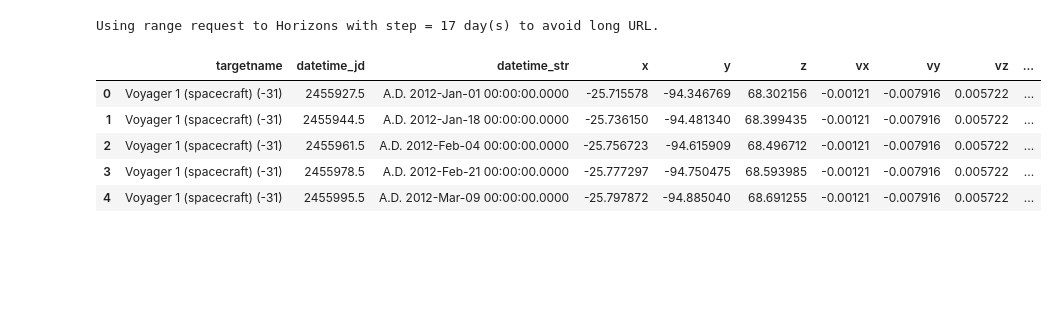
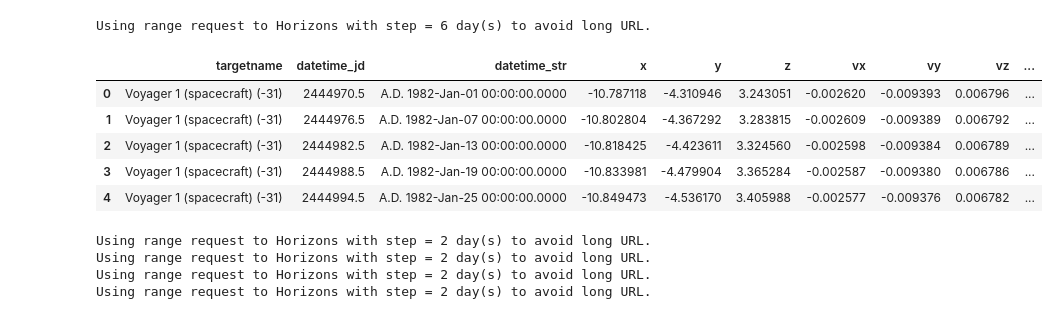
Before and after one commit to TheoVereka/VisualizeAstroStuffs, a Jupyter notebook: plot_horizons_plotly.ipynb, the cells around one changed output. Saved outputs shown, nothing was run; the diff lists cells and outputs as text; code cells hidden in the pictures; blank space fills up the shorter version.

```diff
--- a/plot_horizons_plotly.ipynb
+++ b/plot_horizons_plotly.ipynb
@@ -84,17 +84,17 @@ def fetch_vectors_horizons(name, start_iso, stop_iso, n_points=200, prefer_range
             df_all = df_all.drop_duplicates(subset=['datetime_jd'])
         return df_all
 # %%
-df_v1 = fetch_vectors_horizons('Voyager 1', '2012-01-01', '2025-12-01', 300)
+df_v1 = fetch_vectors_horizons('Voyager 1', '1982-01-01', '2027-12-01', 3000)
 # inspect
 df_v1.head()
 # %% [output]
-Using range request to Horizons with step = 17 day(s) to avoid long URL.
+Using range request to Horizons with step = 6 day(s) to avoid long URL.
 |  | targetname | datetime_jd | datetime_str | x | y | z | vx | vy | vz | ... |
-| 0 | Voyager 1 (spacecraft) (-31) | 2455927.5 | A.D. 2012-Jan-01 00:00:00.0000 | -25.715578 | -94.346769 | 68.302156 | -0.00121 | -0.007916 | 0.005722 | ... |
-| 1 | Voyager 1 (spacecraft) (-31) | 2455944.5 | A.D. 2012-Jan-18 00:00:00.0000 | -25.736150 | -94.481340 | 68.399435 | -0.00121 | -0.007916 | 0.005722 | ... |
-| 2 | Voyager 1 (spacecraft) (-31) | 2455961.5 | A.D. 2012-Feb-04 00:00:00.0000 | -25.756723 | -94.615909 | 68.496712 | -0.00121 | -0.007916 | 0.005722 | ... |
-| 3 | Voyager 1 (spacecraft) (-31) | 2455978.5 | A.D. 2012-Feb-21 00:00:00.0000 | -25.777297 | -94.750475 | 68.593985 | -0.00121 | -0.007916 | 0.005722 | ... |
-| 4 | Voyager 1 (spacecraft) (-31) | 2455995.5 | A.D. 2012-Mar-09 00:00:00.0000 | -25.797872 | -94.885040 | 68.691255 | -0.00121 | -0.007916 | 0.005722 | ... |
+| 0 | Voyager 1 (spacecraft) (-31) | 2444970.5 | A.D. 1982-Jan-01 00:00:00.0000 | -10.787118 | -4.310946 | 3.243051 | -0.002620 | -0.009393 | 0.006796 | ... |
+| 1 | Voyager 1 (spacecraft) (-31) | 2444976.5 | A.D. 1982-Jan-07 00:00:00.0000 | -10.802804 | -4.367292 | 3.283815 | -0.002609 | -0.009389 | 0.006792 | ... |
+| 2 | Voyager 1 (spacecraft) (-31) | 2444982.5 | A.D. 1982-Jan-13 00:00:00.0000 | -10.818425 | -4.423611 | 3.324560 | -0.002598 | -0.009384 | 0.006789 | ... |
+| 3 | Voyager 1 (spacecraft) (-31) | 2444988.5 | A.D. 1982-Jan-19 00:00:00.0000 | -10.833981 | -4.479904 | 3.365284 | -0.002587 | -0.009380 | 0.006786 | ... |
+| 4 | Voyager 1 (spacecraft) (-31) | 2444994.5 | A.D. 1982-Jan-25 00:00:00.0000 | -10.849473 | -4.536170 | 3.405988 | -0.002577 | -0.009376 | 0.006782 | ... |
 # %%
 # use the earlier plot_3d_trajectories code or quickly:
 fig = go.Figure()
@@ -104,0 +366,11 @@ fig.show()
+# %%
+df_v1 = fetch_vectors_horizons('Voyager 1', '1978-01-01', '2027-12-01', 10000)
+df_v2 = fetch_vectors_horizons('Voyager 2', '1978-01-01', '2027-12-01', 10000)
+df_p10 = fetch_vectors_horizons('Pioneer 10', '1978-01-01', '2027-12-01', 10000)
+df_Saturn = fetch_vectors_horizons('699', '1978-01-01', '2027-12-01', 10000)
+plot_3d_axes_at_origin(['Voyager 1', 'Voyager 2', 'Pioneer 10', 'Saturn'], [df_v1, df_v2, df_p10, df_Saturn])
+# %% [output]
+Using range request to Horizons with step = 2 day(s) to avoid long URL.
+Using range request to Horizons with step = 2 day(s) to avoid long URL.
+Using range request to Horizons with step = 2 day(s) to avoid long URL.
+Using range request to Horizons with step = 2 day(s) to avoid long URL.
```
Also changed, not shown: parts of 1 cell of this notebook.
